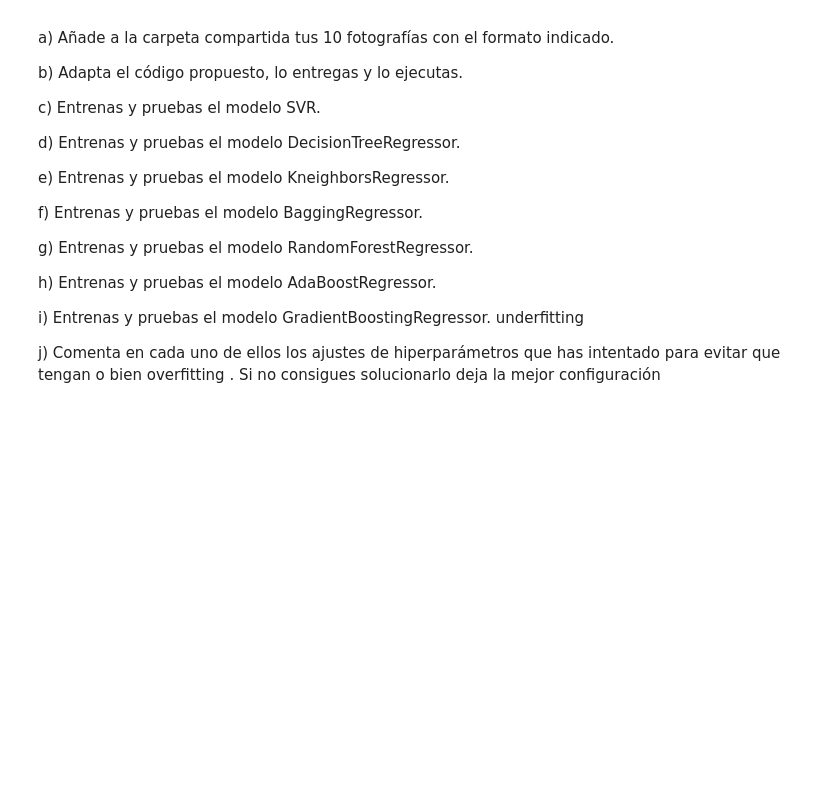
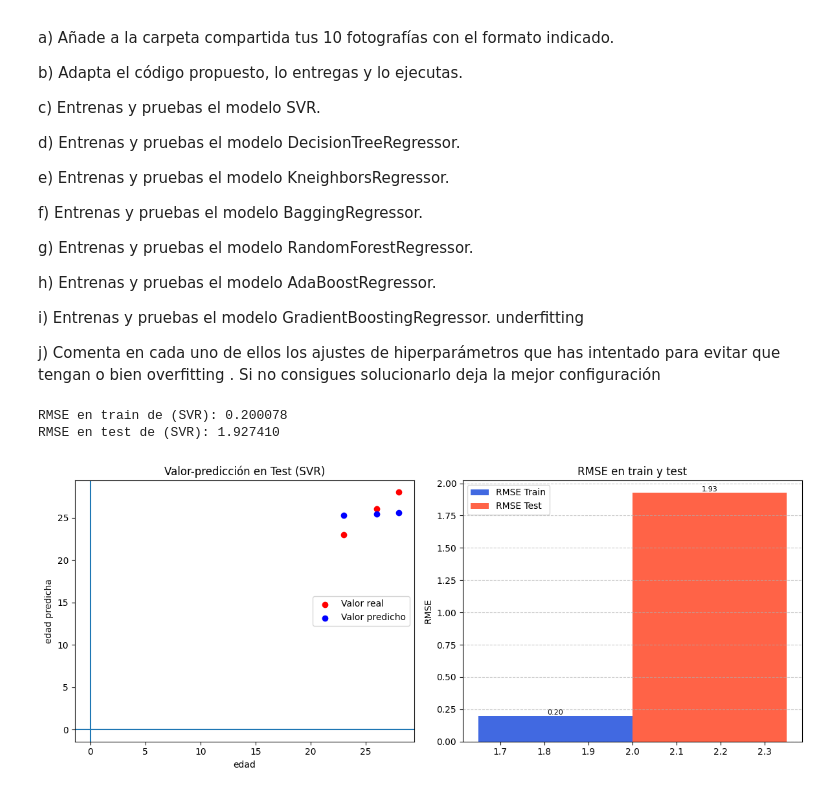
Before and after one commit to SamuehFDEZ/MachineLearning, a Jupyter notebook: saa/U3_AprendizajeSupervisado2/U03-P01-Regresiones/saa_u03_p01_a5-samartlop.ipynb, the cells around one changed output. Drawn from its saved outputs; the diff is of its cells as text; code cells hidden in the pictures; blank space fills up the shorter version.

```diff
--- a/saa/U3_AprendizajeSupervisado2/U03-P01-Regresiones/saa_u03_p01_a5-samartlop.ipynb
+++ b/saa/U3_AprendizajeSupervisado2/U03-P01-Regresiones/saa_u03_p01_a5-samartlop.ipynb
@@ -258,0 +313,8 @@ configuración
+# %%
+modelo_svr = SVR(C=10, epsilon=0.2, kernel='linear')
+modelo_svr.fit(X_train, y_train)
+resumen_resultado(y_train, modelo_svr.predict(X_train), y_test, modelo_svr.predict(X_test), "SVR")
+# %% [output]
+RMSE en train de (SVR): 0.200078
+RMSE en test de (SVR): 1.927410
+[figure, added]
```
Also changed, not shown: parts of 8 cells of this notebook, 18 other files.
